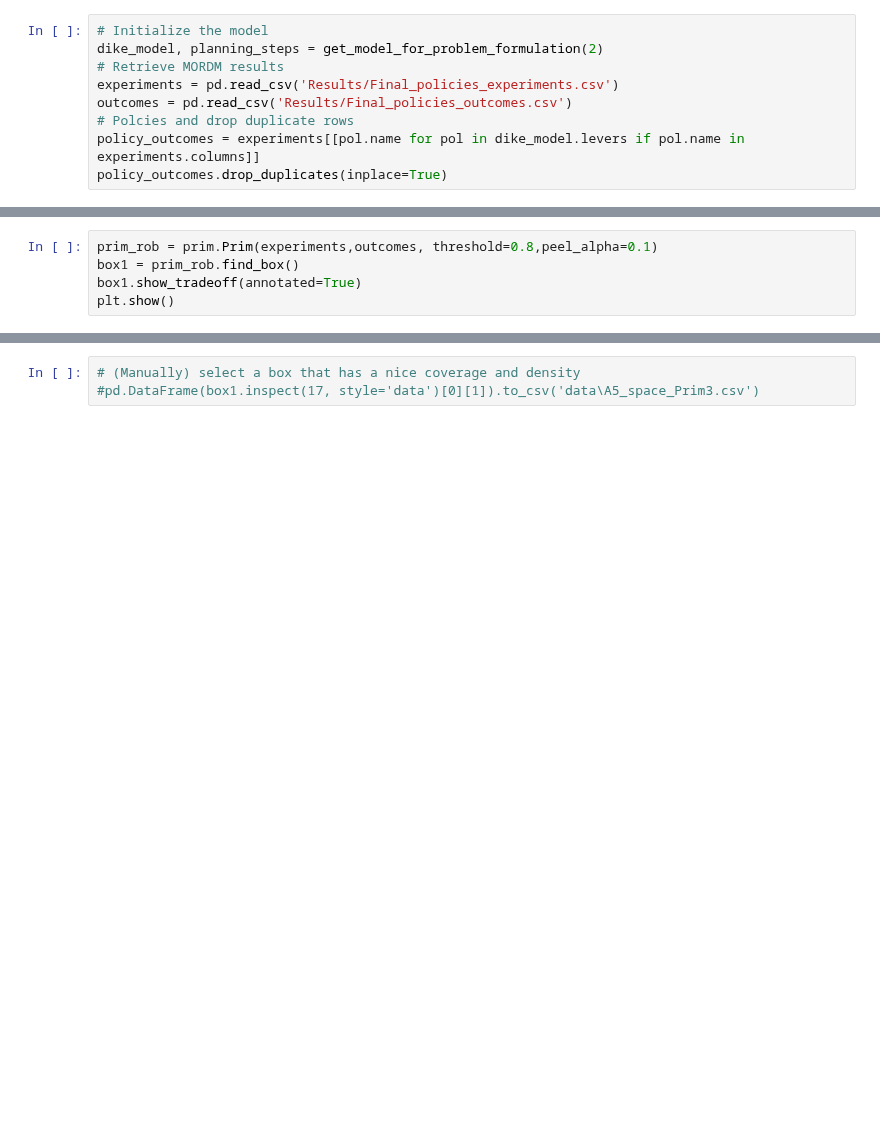
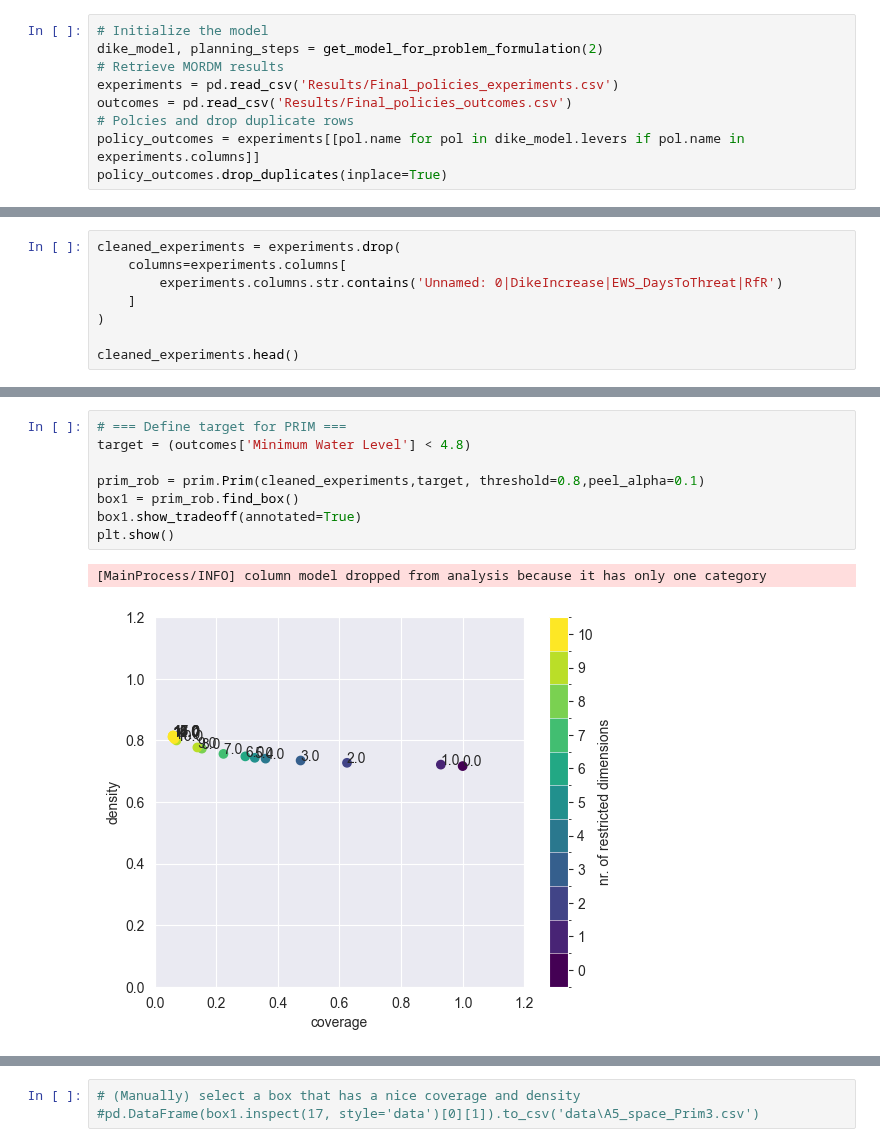
Before and after one commit to daniela1998/MBDM-Group-1, a Jupyter notebook: MORDM PRIM.ipynb, the cells around one changed output, grey strips where cells are left out. Cells and saved outputs as stored; diff of their text form; blank space fills up the shorter version.

Commit message:
MORDM PRIM

```diff
--- a/MORDM PRIM.ipynb
+++ b/MORDM PRIM.ipynb
@@ -48,0 +62,8 @@ experiments.to_csv('data/Results_Candidate_Solutions_experiments.csv')
+# %%
+cleaned_experiments = experiments.drop(
+    columns=experiments.columns[
+        experiments.columns.str.contains('Unnamed: 0|DikeIncrease|EWS_DaysToThreat|RfR')
+    ]
+)
+
+cleaned_experiments.head()
@@ -49,5 +78,11 @@ experiments.to_csv('data/Results_Candidate_Solutions_experiments.csv')
 # %%
-prim_rob = prim.Prim(experiments,outcomes, threshold=0.8,peel_alpha=0.1)
+# === Define target for PRIM ===
+target = (outcomes['Minimum Water Level'] < 4.8)
+
+prim_rob = prim.Prim(cleaned_experiments,target, threshold=0.8,peel_alpha=0.1)
 box1 = prim_rob.find_box()
 box1.show_tradeoff(annotated=True)
 plt.show()
+# %% [output]
+[MainProcess/INFO] column model dropped from analysis because it has only one category
+[figure, added]
```
Also changed, not shown: parts of 8 cells of this notebook.
